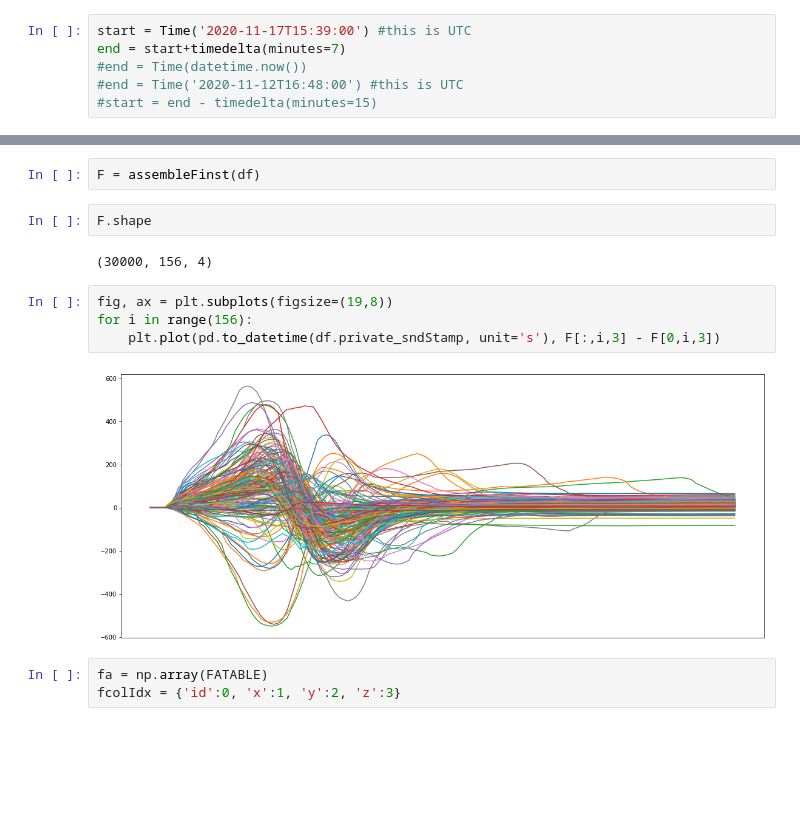
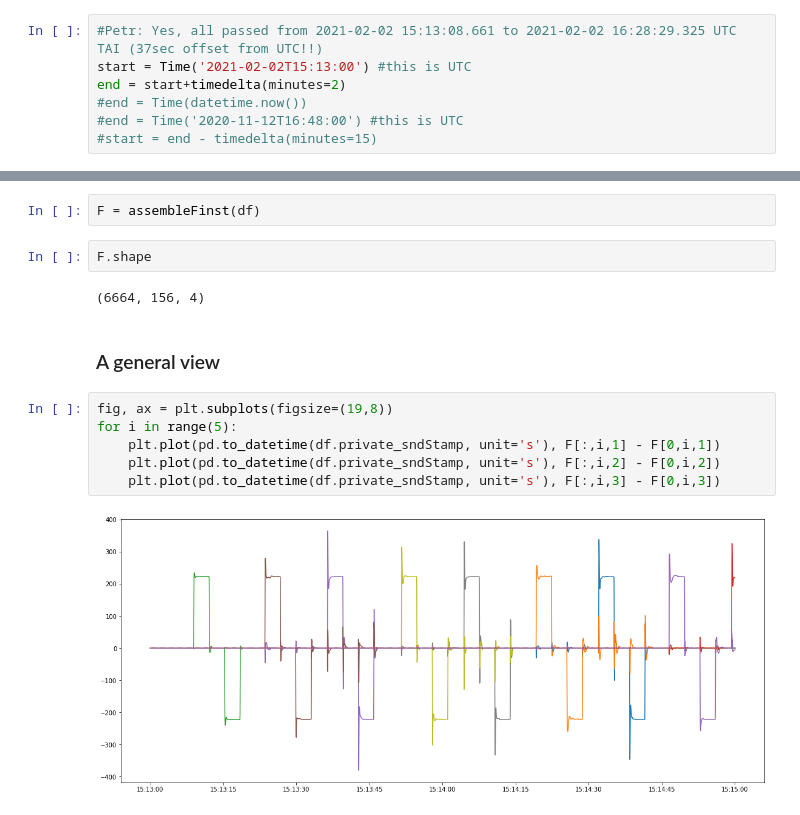
Before and after one commit to bxin/scratchBook, a Jupyter notebook: m1m3/a01_bump_test.ipynb, the cells around one changed output, grey strips where cells are left out. Drawn from its saved outputs; the diff is of its cells as text; blank space fills up the shorter version.

```diff
--- a/m1m3/a01_bump_test.ipynb
+++ b/m1m3/a01_bump_test.ipynb
@@ -26,8 +24,9 @@ register_matplotlib_converters();
 client = EfdClient('summit_efd')
 csc_index = 1
 # %%
-start = Time('2020-11-17T15:39:00') #this is UTC
-end = start+timedelta(minutes=7)
+#Petr: Yes, all passed from 2021-02-02 15:13:08.661 to 2021-02-02 16:28:29.325 UTC TAI (37sec offset from UTC!!)
+start = Time('2021-02-02T15:13:00') #this is UTC
+end = start+timedelta(minutes=2)
 #end = Time(datetime.now())
 #end = Time('2020-11-12T16:48:00') #this is UTC
 #start = end - timedelta(minutes=15)
@@ -55,13 +54,14 @@ F = assembleFinst(df)
 # %%
 F.shape
 # %% [output]
-(30000, 156, 4)
+(6664, 156, 4)
+# %% [markdown]
+### A general view
 # %%
 fig, ax = plt.subplots(figsize=(19,8))
-for i in range(156):
+for i in range(5):
+    plt.plot(pd.to_datetime(df.private_sndStamp, unit='s'), F[:,i,1] - F[0,i,1])
+    plt.plot(pd.to_datetime(df.private_sndStamp, unit='s'), F[:,i,2] - F[0,i,2])
     plt.plot(pd.to_datetime(df.private_sndStamp, unit='s'), F[:,i,3] - F[0,i,3])
 # %% [output]
-[figure, old version]
+[figure, new version]
-# %%
-fa = np.array(FATABLE)
-fcolIdx = {'id':0, 'x':1, 'y':2, 'z':3}
```
Also changed, not shown: parts of 16 cells of this notebook.
